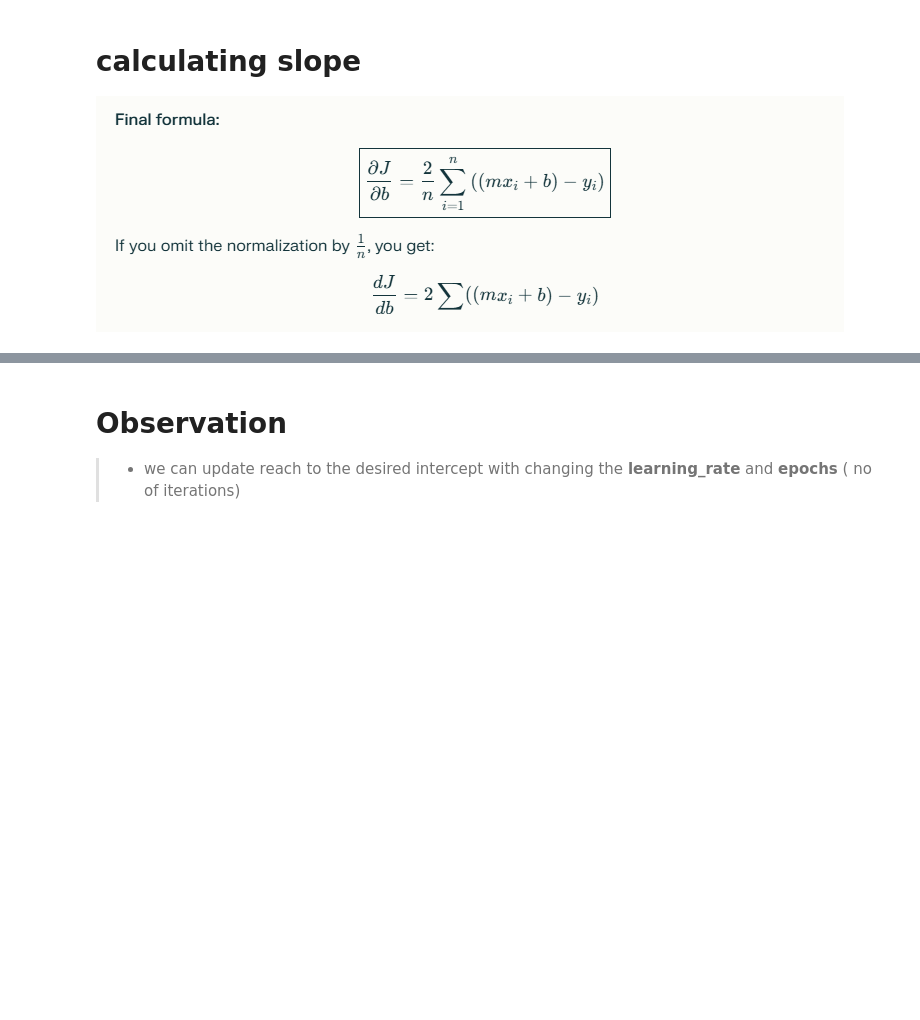
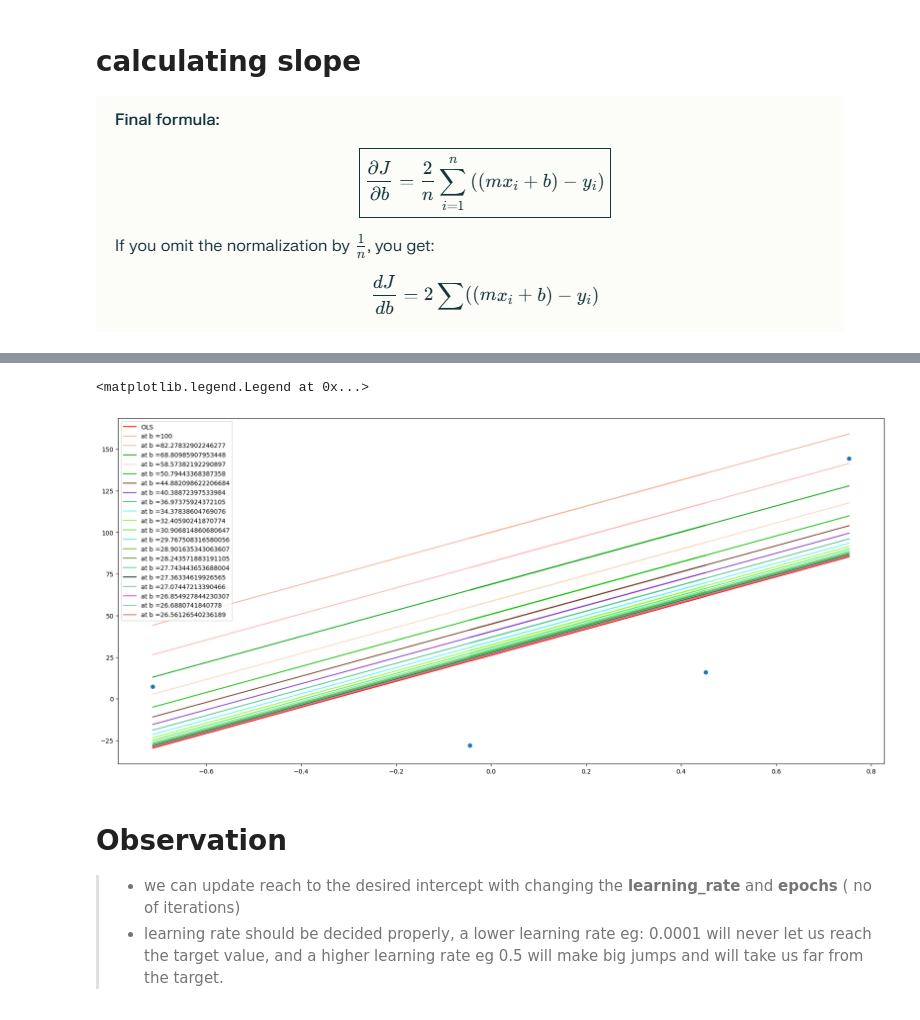
Before and after one commit to jatinb92/machine_learning, a Jupyter notebook: gradient-descent-using-simple-formula.ipynb, the cells around one changed output, grey strips where cells are left out. Saved outputs shown, nothing was run; the diff lists cells and outputs as text; code cells hidden in the pictures; blank space fills up the shorter version.

```diff
--- a/gradient-descent-using-simple-formula.ipynb
+++ b/gradient-descent-using-simple-formula.ipynb
@@ -101,30 +124,34 @@ plt.legend()
 # %%
 # Iteration - 2
 # play along with different values of b, lr, and epoch(i)
 m = 78.35
 b = 100
-lr = 0.037
+lr = 0.03
 plt.figure(figsize=(22, 10))
 plt.scatter(X, y)
 
 plt.plot(X, reg_pred, color = 'red', label = 'OLS')
 
 
-for i in range(15):
+for i in range(20):
 
     loss_slope = 2* np.sum((m*X.ravel() + b) - y)
 
 
 
     step_size = lr*loss_slope
 
     y_pred = m*X + b
 
     plt.plot(X, y_pred, color = "#" + ''.join([random.choice('0123456789ABCDEF') for _ in range(6)]), label='at b =' + str(b))
     b = b - step_size
 
 plt.legend()
+# %% [output]
+<matplotlib.legend.Legend at 0x...>
+[figure, added]
 # %% [markdown]
 # Observation
 
 > * we can update reach to the desired intercept with changing the **learning_rate** and **epochs** ( no of iterations)
+> * learning rate should be decided properly, a lower learning rate eg: 0.0001 will never let us reach the target value, and a higher learning rate eg 0.5 will make big jumps and will take us far from the target.
```
Also changed, not shown: parts of 9 cells of this notebook.
